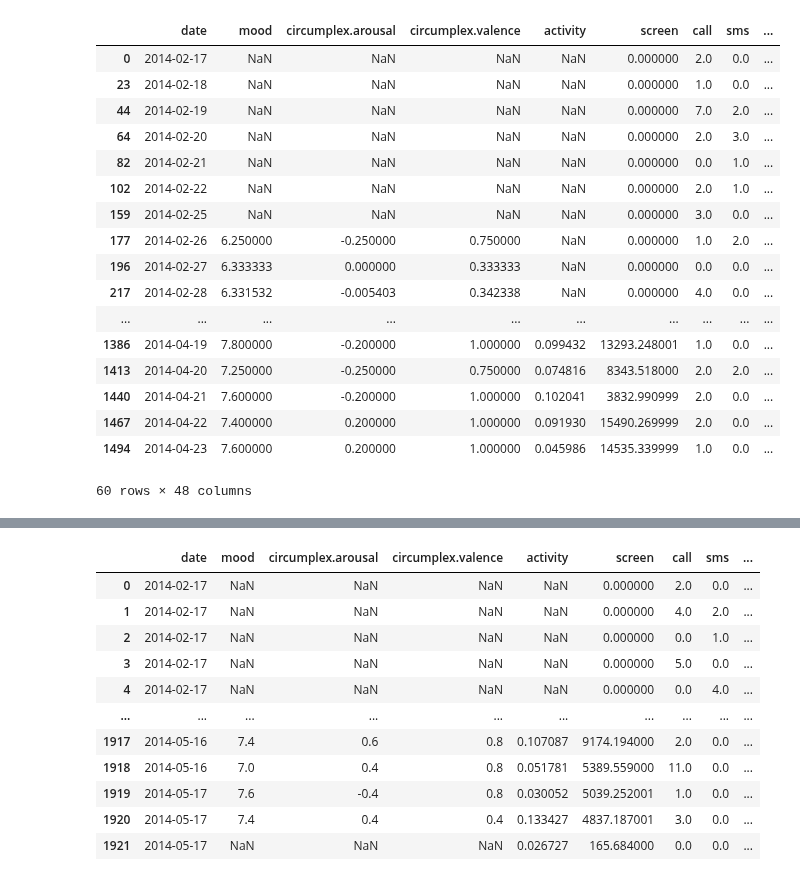
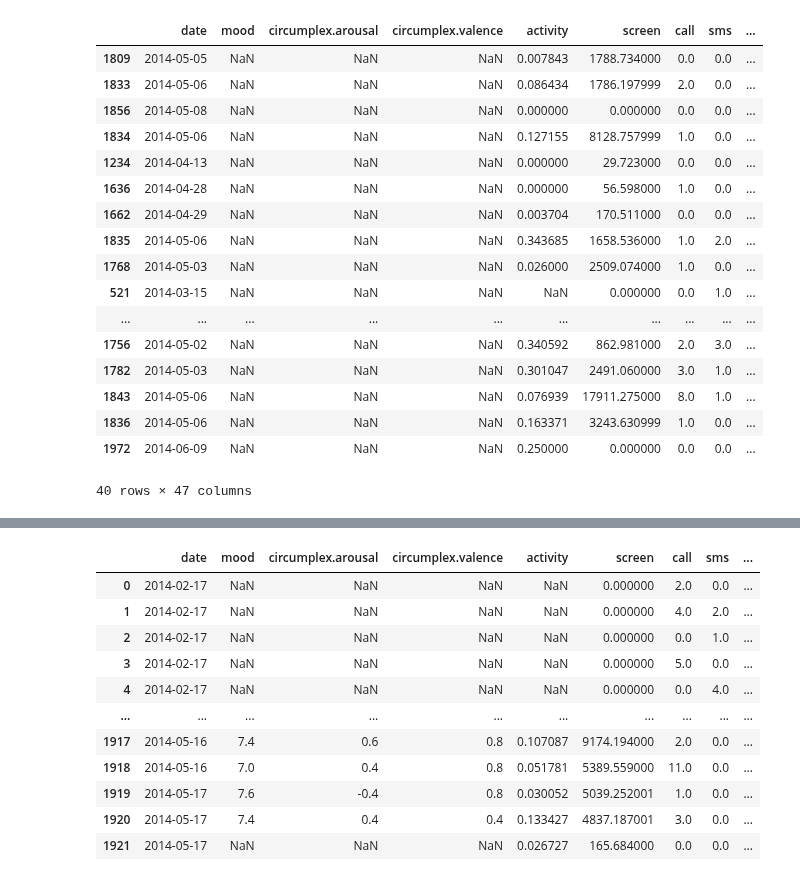
Before and after one commit to QST23/course_dmt, a Jupyter notebook: ass1/Data_cleaning_noah.ipynb, the cells around one changed output, grey strips where cells are left out. Cells and saved outputs as stored; diff of their text form; code cells hidden in the pictures.

```diff
--- a/ass1/Data_cleaning_noah.ipynb
+++ b/ass1/Data_cleaning_noah.ipynb
@@ -173,6 +150,4 @@ df
 # %%
-#df['MA'] = df['mood'].ewm(span=10).mean()
-
 def MA_on_missing_values(dataframe, column, n):
     '''
     Performs moving averages on a column and creates new column where NaN values are substituted
@@ -189,27 +164,40 @@ selected_df = MA_on_missing_values(df, 'mood', 10)
 selected_df = MA_on_missing_values(df, 'circumplex.arousal', 10)
 selected_df = MA_on_missing_values(df, 'circumplex.valence', 10)
 selected_df = MA_on_missing_values(df, 'activity', 10)
-
-
-# Select rows where column 'B' has the value 1
-selected_df = df[df['AS14.01'] == 1]
-selected_df.head(60)
-# %% [output]
-|  | date | mood | circumplex.arousal | circumplex.valence | activity | screen | call | sms | ... |
-| 0 | 2014-02-17 | NaN | NaN | NaN | NaN | 0.000000 | 2.0 | 0.0 | ... |
-| 23 | 2014-02-18 | NaN | NaN | NaN | NaN | 0.000000 | 1.0 | 0.0 | ... |
-| 44 | 2014-02-19 | NaN | NaN | NaN | NaN | 0.000000 | 7.0 | 2.0 | ... |
-| 64 | 2014-02-20 | NaN | NaN | NaN | NaN | 0.000000 | 2.0 | 3.0 | ... |
-| 82 | 2014-02-21 | NaN | NaN | NaN | NaN | 0.000000 | 0.0 | 1.0 | ... |
-| 102 | 2014-02-22 | NaN | NaN | NaN | NaN | 0.000000 | 2.0 | 1.0 | ... |
-| 159 | 2014-02-25 | NaN | NaN | NaN | NaN | 0.000000 | 3.0 | 0.0 | ... |
-| 177 | 2014-02-26 | 6.250000 | -0.250000 | 0.750000 | NaN | 0.000000 | 1.0 | 2.0 | ... |
-| 196 | 2014-02-27 | 6.333333 | 0.000000 | 0.333333 | NaN | 0.000000 | 0.0 | 0.0 | ... |
-| 217 | 2014-02-28 | 6.331532 | -0.005403 | 0.342338 | NaN | 0.000000 | 4.0 | 0.0 | ... |
-| ... | ... | ... | ... | ... | ... | ... | ... | ... | ... |
-| 1386 | 2014-04-19 | 7.800000 | -0.200000 | 1.000000 | 0.099432 | 13293.248001 | 1.0 | 0.0 | ... |
-| 1413 | 2014-04-20 | 7.250000 | -0.250000 | 0.750000 | 0.074816 | 8343.518000 | 2.0 | 2.0 | ... |
-| 1440 | 2014-04-21 | 7.600000 | -0.200000 | 1.000000 | 0.102041 | 3832.990999 | 2.0 | 0.0 | ... |
-| 1467 | 2014-04-22 | 7.400000 | 0.200000 | 1.000000 | 0.091930 | 15490.269999 | 2.0 | 0.0 | ... |
-| 1494 | 2014-04-23 | 7.600000 | 0.200000 | 1.000000 | 0.045986 | 14535.339999 | 1.0 | 0.0 | ... |
-60 rows × 48 columns
+# %%
+# selected_df = df[df['AS14.01'] == 1]
+# selected_df.head(10)
+
+# num_nan_values = df['mood'].isna().sum()
+# print(num_nan_values)
+# num_nan_values = df['circumplex.arousal'].isna().sum()
+# print(num_nan_values)
+# num_nan_values = df['circumplex.valence'].isna().sum()
+# print(num_nan_values)
+# num_nan_values = df['activity'].isna().sum()
+# print(num_nan_values)
+
+mask = df['mood'].isna()
+
+# Use the boolean mask to filter the DataFrame and select only the rows with NaN values in column 'B'
+result = df[mask]
+result
+# %% [output]
+|  | date | mood | circumplex.arousal | circumplex.valence | activity | screen | call | sms | ... |
+| 1809 | 2014-05-05 | NaN | NaN | NaN | 0.007843 | 1788.734000 | 0.0 | 0.0 | ... |
+| 1833 | 2014-05-06 | NaN | NaN | NaN | 0.086434 | 1786.197999 | 2.0 | 0.0 | ... |
+| 1856 | 2014-05-08 | NaN | NaN | NaN | 0.000000 | 0.000000 | 0.0 | 0.0 | ... |
+| 1834 | 2014-05-06 | NaN | NaN | NaN | 0.127155 | 8128.757999 | 1.0 | 0.0 | ... |
+| 1234 | 2014-04-13 | NaN | NaN | NaN | 0.000000 | 29.723000 | 0.0 | 0.0 | ... |
+| 1636 | 2014-04-28 | NaN | NaN | NaN | 0.000000 | 56.598000 | 1.0 | 0.0 | ... |
+| 1662 | 2014-04-29 | NaN | NaN | NaN | 0.003704 | 170.511000 | 0.0 | 0.0 | ... |
+| 1835 | 2014-05-06 | NaN | NaN | NaN | 0.343685 | 1658.536000 | 1.0 | 2.0 | ... |
+| 1768 | 2014-05-03 | NaN | NaN | NaN | 0.026000 | 2509.074000 | 1.0 | 0.0 | ... |
+| 521 | 2014-03-15 | NaN | NaN | NaN | NaN | 0.000000 | 0.0 | 1.0 | ... |
+| ... | ... | ... | ... | ... | ... | ... | ... | ... | ... |
+| 1756 | 2014-05-02 | NaN | NaN | NaN | 0.340592 | 862.981000 | 2.0 | 3.0 | ... |
+| 1782 | 2014-05-03 | NaN | NaN | NaN | 0.301047 | 2491.060000 | 3.0 | 1.0 | ... |
+| 1843 | 2014-05-06 | NaN | NaN | NaN | 0.076939 | 17911.275000 | 8.0 | 1.0 | ... |
+| 1836 | 2014-05-06 | NaN | NaN | NaN | 0.163371 | 3243.630999 | 1.0 | 0.0 | ... |
+| 1972 | 2014-06-09 | NaN | NaN | NaN | 0.250000 | 0.000000 | 0.0 | 0.0 | ... |
+40 rows × 47 columns
```
Also changed, not shown: parts of 6 cells of this notebook.
